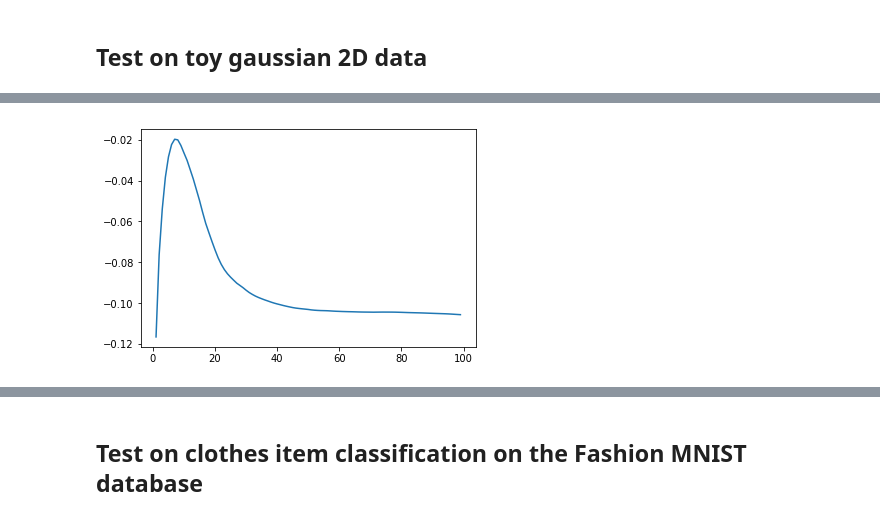
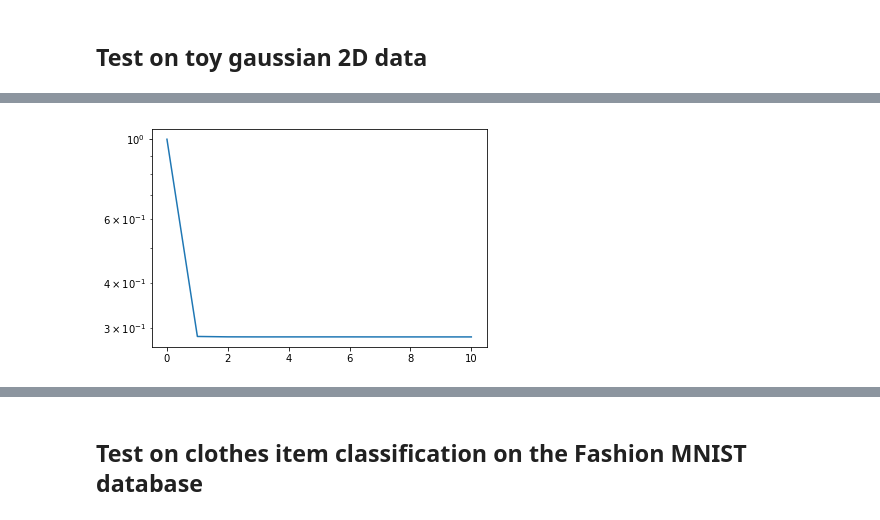
Before and after one commit to BoucheDimitri/SOADML, a Jupyter notebook: SDCA.ipynb, the cells around one changed output, grey strips where cells are left out. Cells and saved outputs as stored; diff of their text form; code cells hidden in the pictures.

```diff
--- a/SDCA.ipynb
+++ b/SDCA.ipynb
@@ -229,10 +227,4 @@ def hinge_loss_update(w, xmat, y, eta, lamb, batch_indexes):
     w += (eta / k) * summed_vec
 
 hinge.set_pegasos_batch_update(hinge_loss_update)
-# %%
-n = xmat.shape[1]
-d = xmat.shape[0]
-k = 100
-batches_ind = np.random.randint(0, n, k)
-w = np.zeros((d, ))
 # %%
@@ -263,20 +246,0 @@ plt.show()
-# %%
-def pegasos_algorithm(w, xmat, y, lamb, k, nepochs, lossfunc=hinge, time_exec=True):
-    n = xmat.shape[1]
-    # w = w0.copy()
-    loss_track = []
-    eta_track = []
-    loss_track.append(cum_loss(w, xmat, y, lamb, lossfunc))
-    t = 1
-    perf_counter = 0
-    for epoch in range(0, nepochs) :
-        indexes = np.array(range(0, n))
-        np.random.shuffle(indexes)
-        for i in range(0, n // k):
-            eta = 1 / (lamb * t)
-            eta_track.append(eta)
-            # lossfunc.pegasos_batch_update(w, xmat, y, eta, lamb, indexes[i * k : (i + 1) * k])
-            hinge_loss_update(w, xmat, y, eta, lamb, indexes[i * k : (i + 1) * k])
-            loss_track.append(cum_loss(w, xmat, y, lamb, lossfunc))
-            t += 1
-    return loss_track, eta_track
@@ -300 +264,18 @@ wstar, alphastar, losses, gaps = sdca_perm(alpha0, xmat, y, 0.1, 100, 0.001)
+# %%
+lamb = 0.1
+d = xmat.shape[0]
+n = xmat.shape[1]
+alpha0 = np.zeros((n, ))
+w_pegasos = np.zeros((d, ))
+
+# First epoch using SGD
+# alpha0, w0 = modified_sgd(xmat, y, 1)
+
+# SDCA epochs
+w_sdca, alpha_sdca, losses_sdca = sdca_perm(alpha0, xmat, y, lamb, 10, 0.001)
+
+# Pegasos
+d = xmat.shape[0]
+w_pegasos = np.zeros((d, ))
+losses_pegasos = pegasos_algorithm(w_pegasos, xmat, y, lamb, 1, 10, lossfunc=hinge, time_exec=True)
 # %%
@@ -305,5 +286,5 @@ plt.show()
 # %%
-plt.plot(gaps)
+plt.semilogy(losses_pegasos)
 plt.show()
 # %% [output]
-[figure, old version]
+[figure, new version]
```
Also changed, not shown: parts of 13 cells of this notebook.
